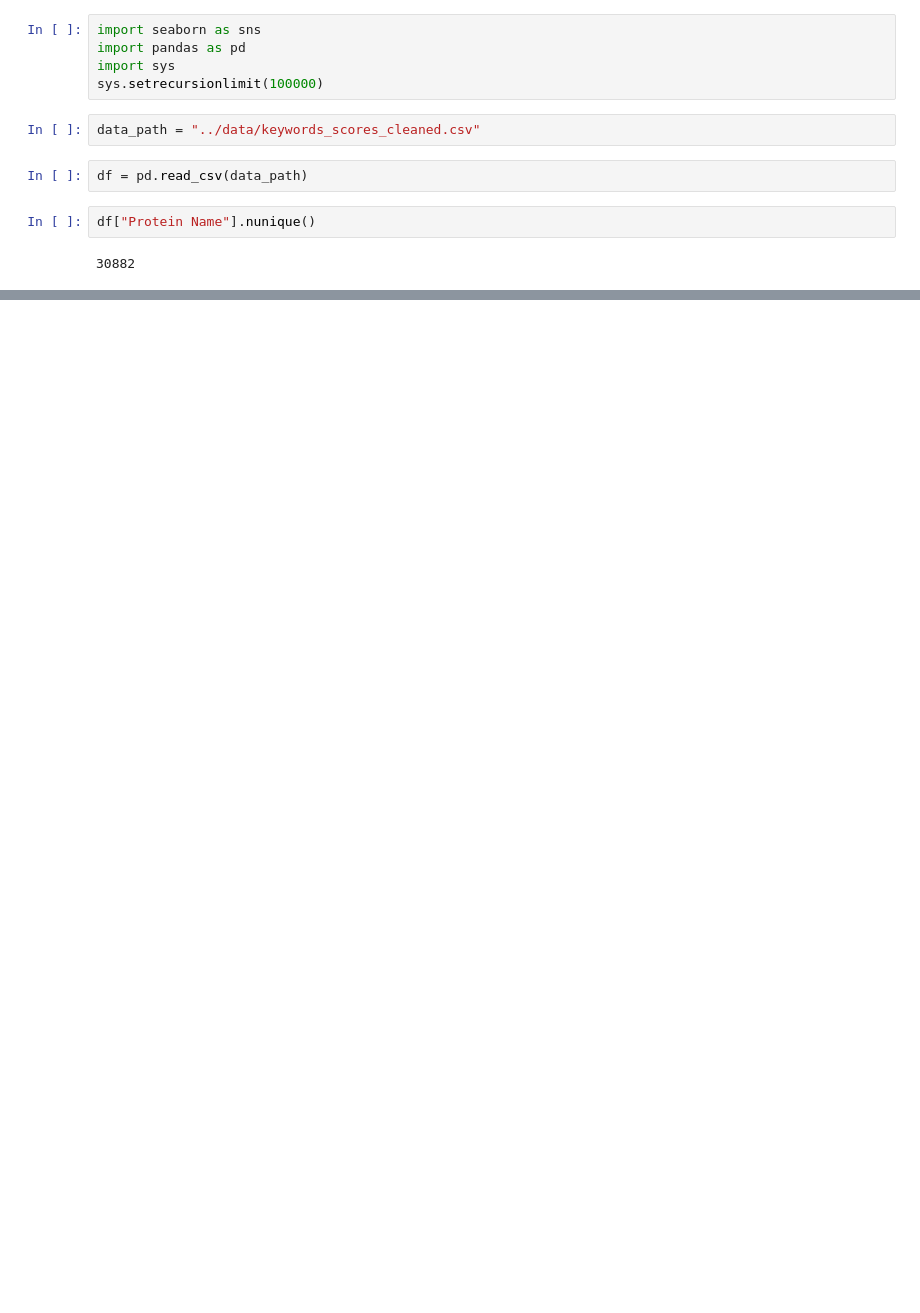
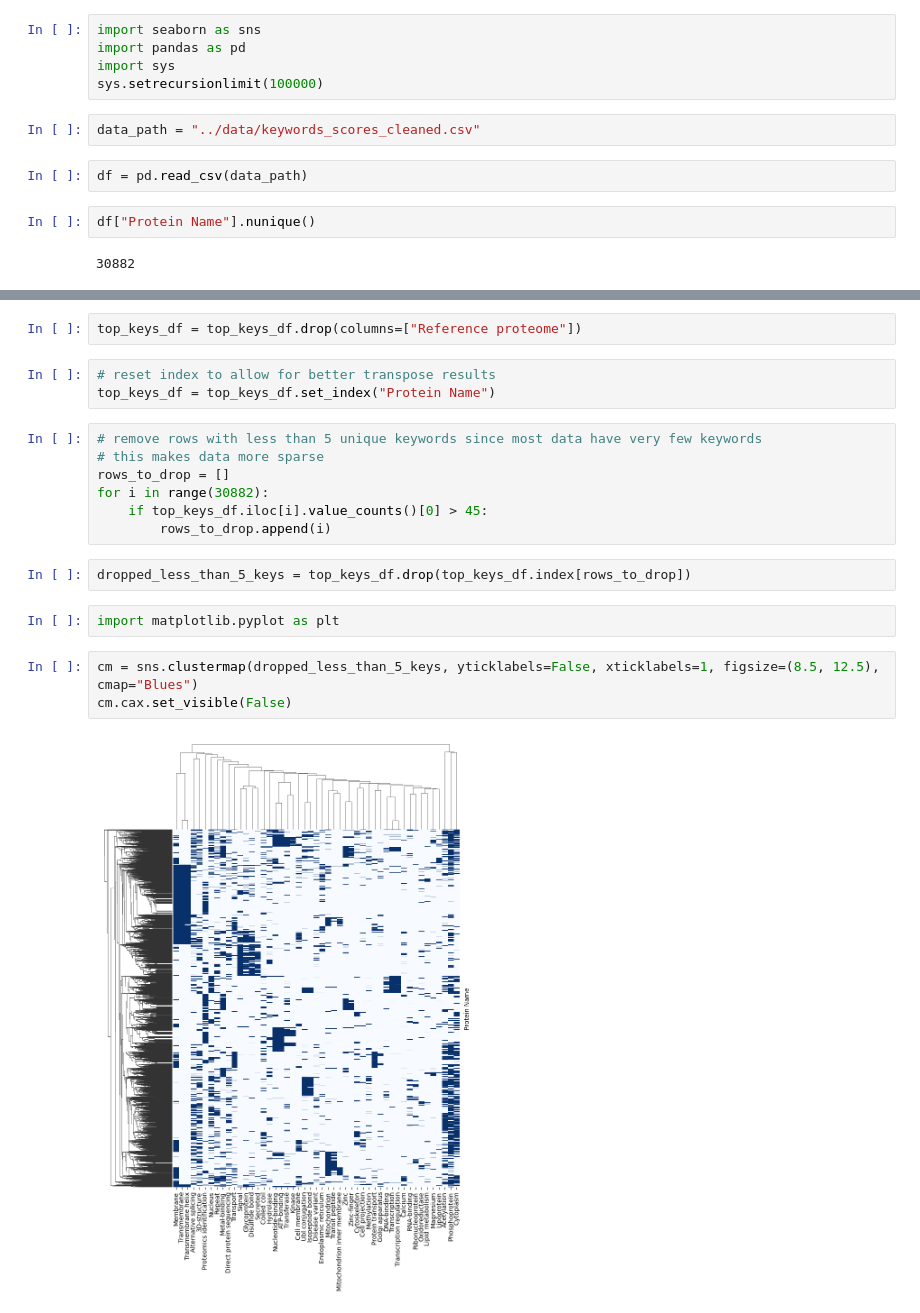
Before and after one commit to josephramirezgit/CASB-199, a Jupyter notebook: classification/analysis/analyze_keywords.ipynb, the cells around one changed output, grey strips where cells are left out. Cells and saved outputs as stored; diff of their text form; blank space fills up the shorter version.

```diff
--- a/classification/analysis/analyze_keywords.ipynb
+++ b/classification/analysis/analyze_keywords.ipynb
@@ -42,0 +37,21 @@ sns.clustermap(minidf.drop(["Protein Name"], axis=1))
+# %%
+top_keys_df = top_keys_df.drop(columns=["Reference proteome"])
+# %%
+# reset index to allow for better transpose results
+top_keys_df = top_keys_df.set_index("Protein Name")
+# %%
+# remove rows with less than 5 unique keywords since most data have very few keywords
+# this makes data more sparse
+rows_to_drop = []
+for i in range(30882):
+    if top_keys_df.iloc[i].value_counts()[0] > 45:
+        rows_to_drop.append(i)
+# %%
+dropped_less_than_5_keys = top_keys_df.drop(top_keys_df.index[rows_to_drop])
+# %%
+import matplotlib.pyplot as plt
+# %%
+cm = sns.clustermap(dropped_less_than_5_keys, yticklabels=False, xticklabels=1, figsize=(8.5, 12.5), cmap="Blues")
+cm.cax.set_visible(False)
+# %% [output]
+[figure, added]
```
Also changed, not shown: parts of 8 cells of this notebook, 5 other files.
